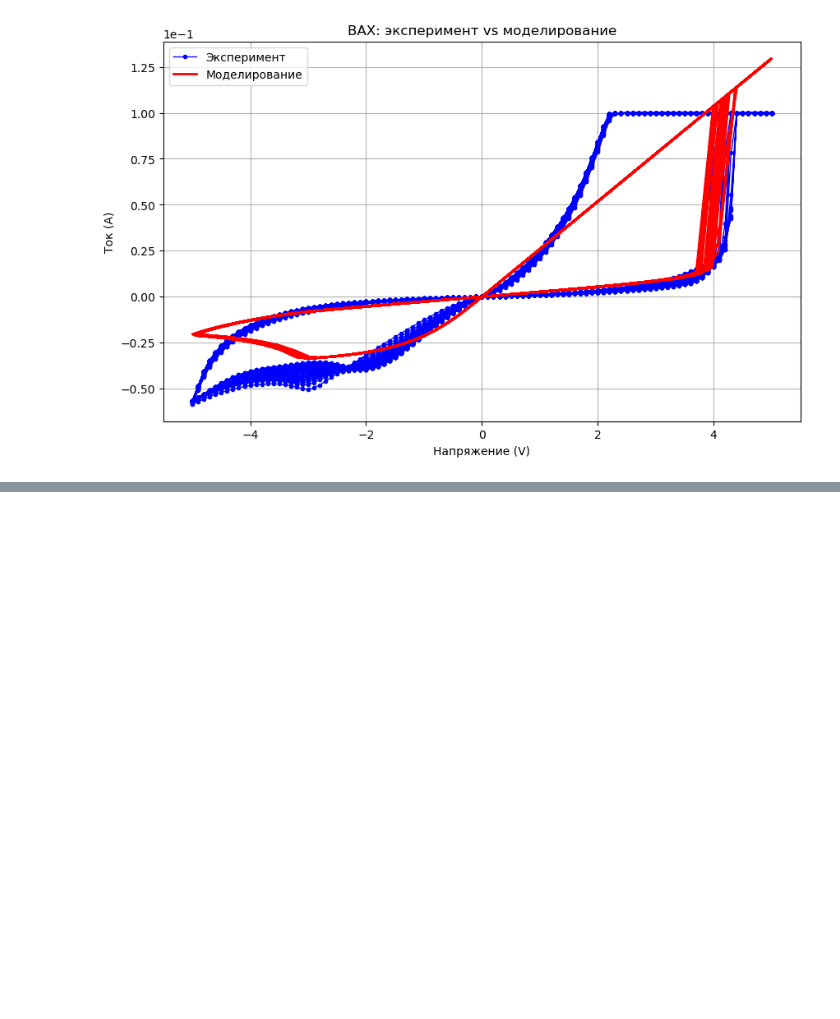
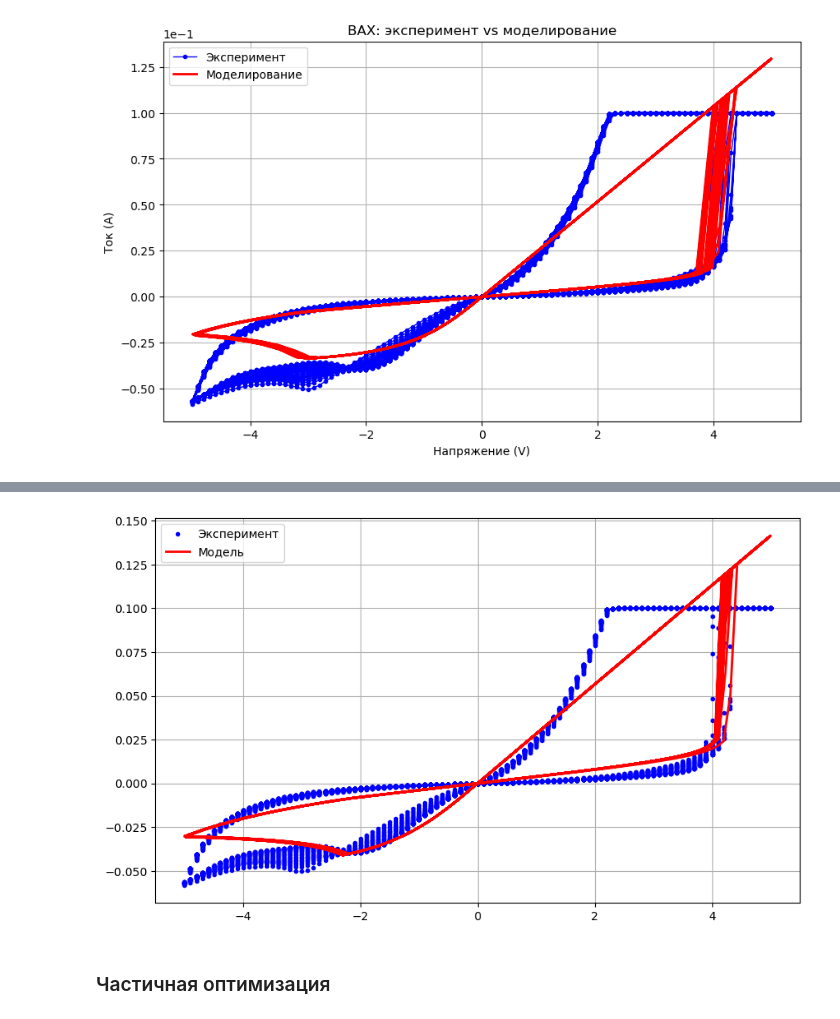
Before and after one commit to kazantseva2/neuromorphic-networks-2025, a Jupyter notebook: lab1/lab1.ipynb, the cells around one changed output, grey strips where cells are left out. Drawn from its saved outputs; the diff is of its cells as text; code cells hidden in the pictures; blank space fills up the shorter version.

```diff
--- a/lab1/lab1.ipynb
+++ b/lab1/lab1.ipynb
@@ -25,0 +247,16 @@ plt.show()
+# %%
+from scipy.optimize import minimize
+# Границы параметров:
+# [Ron, Roff, mu_v, Vp, Vn, D, x0]
+bounds = np.array([
+    [10, 100],        # Ron
+    [1500, 3000],      # Roff
+    [1000, 10000],       # mu_v
+    [0.05, 1.0],      # Vp
+    [-3.0, -0.05],    # Vn
+    [50, 1000],       # D
+    [0.0, 1.0],       # x0
+])
+
+def objective_wrapper(params):
+    return model.objective_function(params)
@@ -25,0 +313,20 @@ plt.show()
+# %%
+best_params = results[0][1]
+model.params = best_params
+# %%
+from scipy.optimize import minimize
+
+res = minimize(
+    objective_wrapper,
+    x0=best_params,
+    method='L-BFGS-B',
+    bounds=bounds,
+    options={
+        'maxiter': 100,
+        'ftol': 1e-9
+    }
+)
+
+model.params = res.x
+print_params(model.params)
+print("Final error:", res.fun)
@@ -25,0 +342,11 @@ plt.show()
+# %%
+plt.figure(figsize=(10,6))
+plt.plot(df_exp['v'], df_exp['c'], 'bo', ms=3, label='Эксперимент')
+plt.plot(model.V_grid, model.get_I_solution(), 'r-', lw=2, label='Модель')
+plt.legend()
+plt.grid()
+plt.show()
+# %% [output]
+[figure, added]
+# %% [markdown]
+### Частичная оптимизация
```
Also changed, not shown: parts of 17 cells of this notebook, 1 other file.
